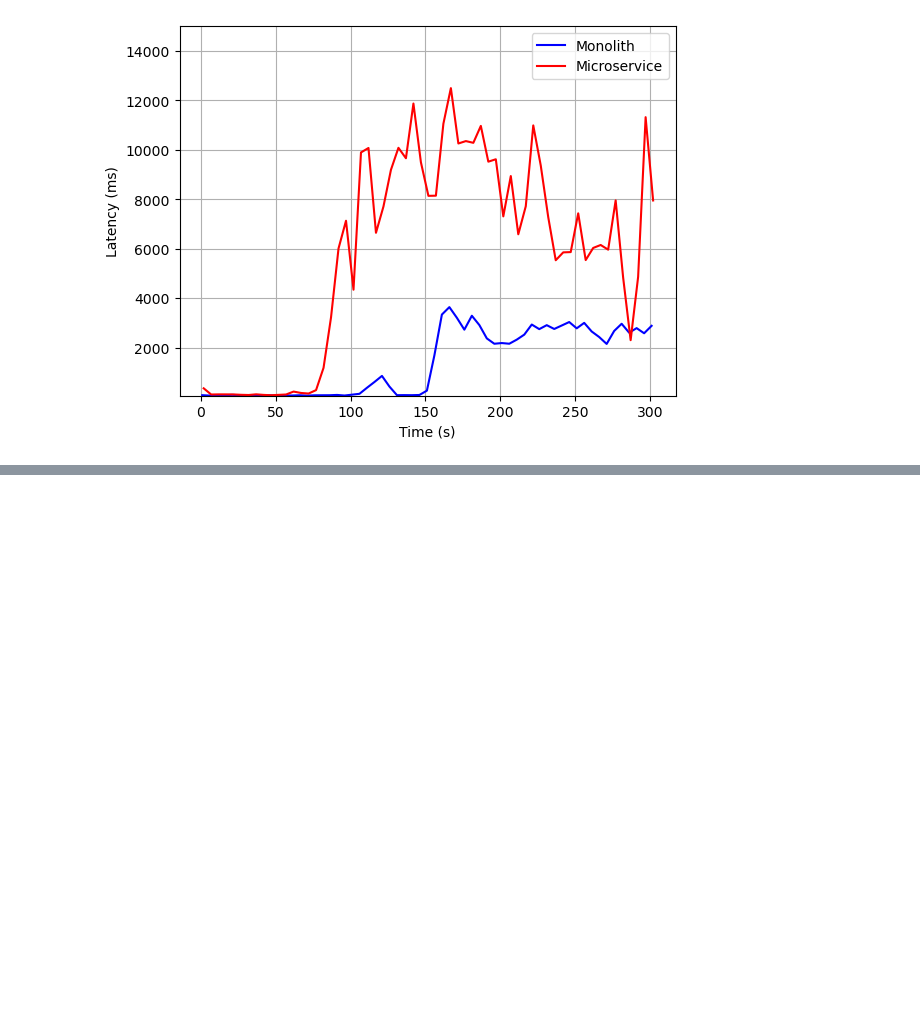
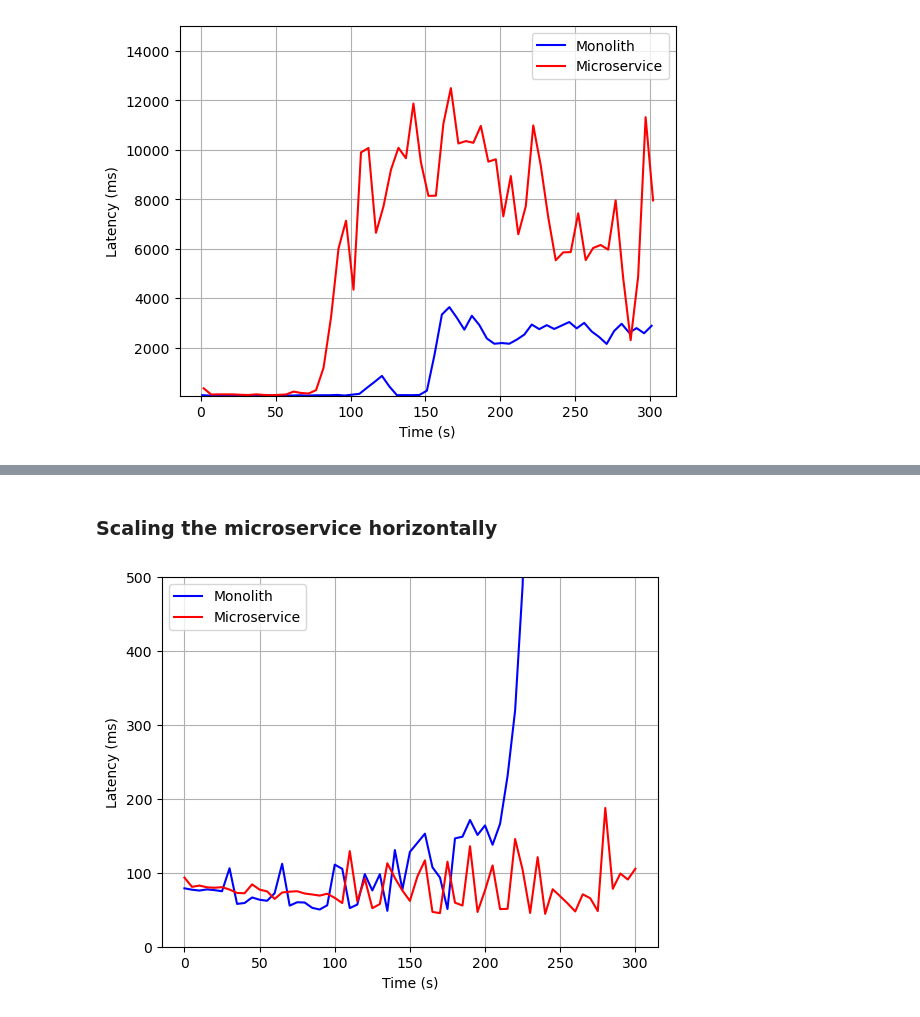
Before and after one commit to prebenrosland/microservice_analysis, a Jupyter notebook: Analysis.ipynb, the cells around one changed output, grey strips where cells are left out. Cells and saved outputs as stored; diff of their text form; code cells hidden in the pictures; blank space fills up the shorter version.

Commit message:
Added an extended microservice test with scaling

```diff
--- a/Analysis.ipynb
+++ b/Analysis.ipynb
@@ -202,6 +201,21 @@ micro_scal_8c16g_3 = readData('scale/4-micro_2C-4G_ramp_3.csv.gz')
 micro_scal_8c16g_4 = readData('scale/4-micro_2C-4G_ramp_4.csv.gz')
 micro_scal_8c16g_5 = readData('scale/4-micro_2C-4G_ramp_5.csv.gz')
 micro_8c16g_list = [micro_scal_8c16g_1, micro_scal_8c16g_2, micro_scal_8c16g_3, micro_scal_8c16g_4, micro_scal_8c16g_5]
+
+# Extended microservice test
+mirco_extend_1 = readData('extend/micro_stage4_ramp_1.csv.gz')
+mirco_extend_2 = readData('extend/micro_stage4_ramp_2.csv.gz')
+mirco_extend_3 = readData('extend/micro_stage4_ramp_3.csv.gz')
+mirco_extend_4 = readData('extend/micro_stage4_ramp_4.csv.gz')
+mirco_extend_5 = readData('extend/micro_stage4_ramp_5.csv.gz')
+micro_extend_list = [mirco_extend_1, mirco_extend_2, mirco_extend_3, mirco_extend_4, mirco_extend_5]
+
+mirco_2extend_1 = readData('extend/micro_2_stage4_ramp_1.csv.gz')
+mirco_2extend_2 = readData('extend/micro_2_stage4_ramp_2.csv.gz')
+mirco_2extend_3 = readData('extend/micro_2_stage4_ramp_3.csv.gz')
+mirco_2extend_4 = readData('extend/micro_2_stage4_ramp_4.csv.gz')
+mirco_2extend_5 = readData('extend/micro_2_stage4_ramp_5.csv.gz')
+micro_2extend_list = [mirco_2extend_1, mirco_2extend_2, mirco_2extend_3, mirco_2extend_4, mirco_2extend_5]
 # %% [markdown]
 ## Plotting graphs comparing the performance of the architectures
 Of the five tests that were done for each case, the median/mean performing test is used in the plot
@@ -289,0 +308,12 @@ compare_req_rate(soft(reqRate(findSampleMean(mono_8c16g_list)), 5),
+# %% [markdown]
+### Scaling the microservice horizontally
+# %%
+mono_ramp_true = getDurations(findSampleMean(mono_ramp_list))
+micro2_extend_true = getDurations(findSampleMean(micro_2extend_list))
+
+mono_ramp_10sec = soft(mono_ramp_true, 5)
+micro2_extend_10sec = soft(micro2_extend_true, 5)
+
+compare(mono_ramp_10sec, micro2_extend_10sec, 0, 500)
+# %% [output]
+[figure, added]
```
Also changed, not shown: parts of 20 cells of this notebook, 15 other files.
